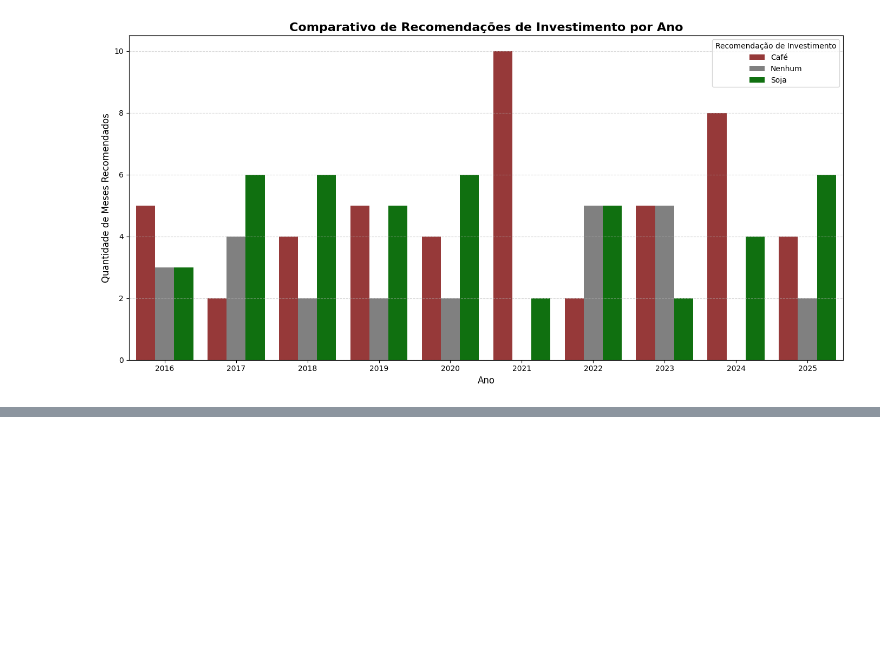
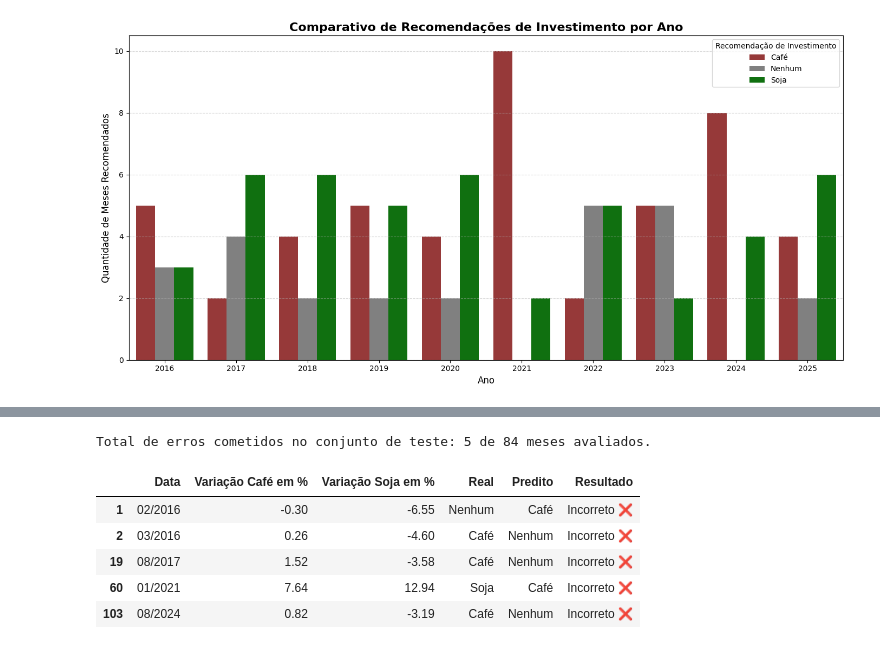
Before and after one commit to vitorjensen/Python_para_Analise_de_Dados, a Jupyter notebook: Projetos/Classificação de Commodities Agrícolas com Naive Bayes/Classificação de Commodities Agrícolas com Naive Bayes.ipynb, the cells around one changed output, grey strips where cells are left out. Saved outputs shown, nothing was run; the diff lists cells and outputs as text; code cells hidden in the pictures; blank space fills up the shorter version.

```diff
--- a/Projetos/Classificação de Commodities Agrícolas com Naive Bayes/Classificação de Commodities Agrícolas com Naive Bayes.ipynb
+++ b/Projetos/Classificação de Commodities Agrícolas com Naive Bayes/Classificação de Commodities Agrícolas com Naive Bayes.ipynb
@@ -207,0 +301,16 @@ plt.show()
+# %%
+# Filtrar e mostrar apenas os casos onde o Naive Bayes cometeu erros
+erros_modelo = df_comparativo[df_comparativo['Resultado'] == 'Incorreto ❌']
+print(f"Total de erros cometidos no conjunto de teste: {len(erros_modelo)} de {len(df_comparativo)} meses avaliados.")
+if len(erros_modelo) > 0:
+    display(erros_modelo)
+else:
+    print("O modelo acertou 100% das previsões no teste!")
+# %% [output]
+Total de erros cometidos no conjunto de teste: 5 de 84 meses avaliados.
+|  | Data | Variação Café em % | Variação Soja em % | Real | Predito | Resultado |
+| 1 | 02/2016 | -0.30 | -6.55 | Nenhum | Café | Incorreto ❌ |
+| 2 | 03/2016 | 0.26 | -4.60 | Café | Nenhum | Incorreto ❌ |
+| 19 | 08/2017 | 1.52 | -3.58 | Café | Nenhum | Incorreto ❌ |
+| 60 | 01/2021 | 7.64 | 12.94 | Soja | Café | Incorreto ❌ |
+| 103 | 08/2024 | 0.82 | -3.19 | Café | Nenhum | Incorreto ❌ |
```
Also changed, not shown: parts of 8 cells of this notebook.
